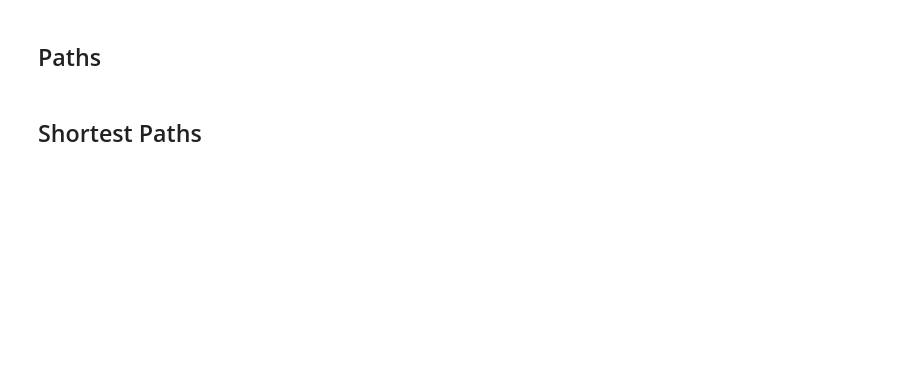
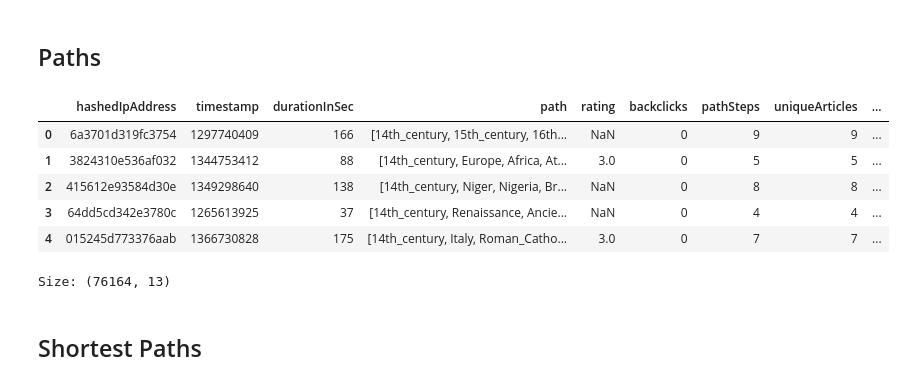
Before and after one commit to epfl-ada/ada-2023-project-tddt-thedatadreamteam, a Jupyter notebook: final.ipynb, the cells around one changed output. Saved outputs shown, nothing was run; the diff lists cells and outputs as text; code cells hidden in the pictures; blank space fills up the shorter version.

```diff
--- a/final.ipynb
+++ b/final.ipynb
@@ -140,33 +200,42 @@ df_paths_finished = pd.read_csv(
 )
 df_paths_unfinished = pd.read_csv(
     os.path.join("Data", "wikispeedia_paths-and-graph", "paths_unfinished.tsv"),
     sep="\t",
     header=None,
     names=["hashedIpAddress", "timestamp", "durationInSec", "path", "target", "motif"],
     skip_blank_lines=True,
     comment="#"
 )
 
 df_paths_finished["backclicks"] = df_paths_finished["path"].apply(lambda x: x.count("<"))
 df_paths_finished["pathSteps"] = df_paths_finished["path"].apply(lambda x: x.count(";") + 1)
 df_paths_finished["uniqueArticles"] = df_paths_finished["pathSteps"] - df_paths_finished["backclicks"]
 df_paths_finished["path"] = df_paths_finished["path"].apply(lambda x: x.split(";"))
 df_paths_finished["start"] = df_paths_finished["path"].str[0]
 df_paths_finished["target"] = df_paths_finished["path"].str[-1]
 df_paths_finished["isFinished"] = True
 
 df_paths_unfinished["backclicks"] = df_paths_unfinished["path"].apply(lambda x: x.count("<"))
 df_paths_unfinished["pathSteps"] = df_paths_unfinished["path"].apply(lambda x: x.count(";") + 1)
 df_paths_unfinished["uniqueArticles"] = df_paths_unfinished["pathSteps"] - df_paths_unfinished["backclicks"]
 df_paths_unfinished["path"] = df_paths_unfinished["path"].apply(lambda x: x.split(";"))
 df_paths_unfinished["start"] = df_paths_unfinished["path"].str[0]
 df_paths_unfinished["isFinished"] = False
 
 df_paths = pd.concat([df_paths_finished, df_paths_unfinished])
 df_paths = df_paths[df_paths["start"].isin(df_articles_all.name) & df_paths["target"].isin(df_articles_all.name)]
+df_paths["durationInMin"] = df_paths["durationInSec"] / 60
 
 display(df_paths.head())
 print("Size:", df_paths.shape)
+# %% [output]
+|  | hashedIpAddress | timestamp | durationInSec | path | rating | backclicks | pathSteps | uniqueArticles | ... |
+| 0 | 6a3701d319fc3754 | 1297740409 | 166 | [14th_century, 15th_century, 16th... | NaN | 0 | 9 | 9 | ... |
+| 1 | 3824310e536af032 | 1344753412 | 88 | [14th_century, Europe, Africa, At... | 3.0 | 0 | 5 | 5 | ... |
+| 2 | 415612e93584d30e | 1349298640 | 138 | [14th_century, Niger, Nigeria, Br... | NaN | 0 | 8 | 8 | ... |
+| 3 | 64dd5cd342e3780c | 1265613925 | 37 | [14th_century, Renaissance, Ancie... | NaN | 0 | 4 | 4 | ... |
+| 4 | 015245d773376aab | 1366730828 | 175 | [14th_century, Italy, Roman_Catho... | 3.0 | 0 | 7 | 7 | ... |
+Size: (76164, 13)
 # %% [markdown]
 ## Shortest Paths
 # %%
```
Also changed, not shown: parts of 26 cells of this notebook, 38 other files.
